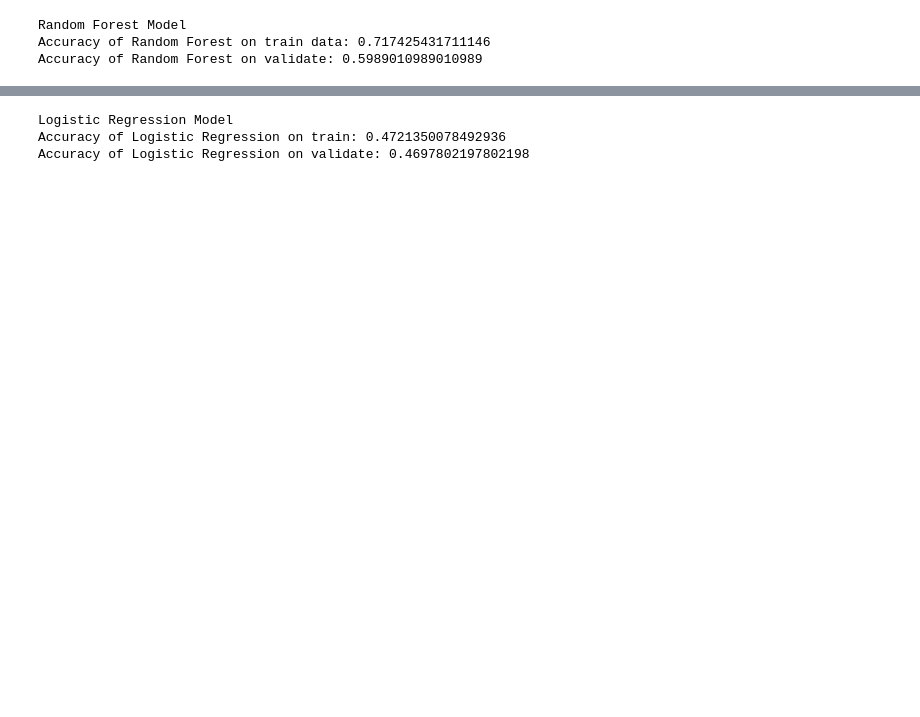
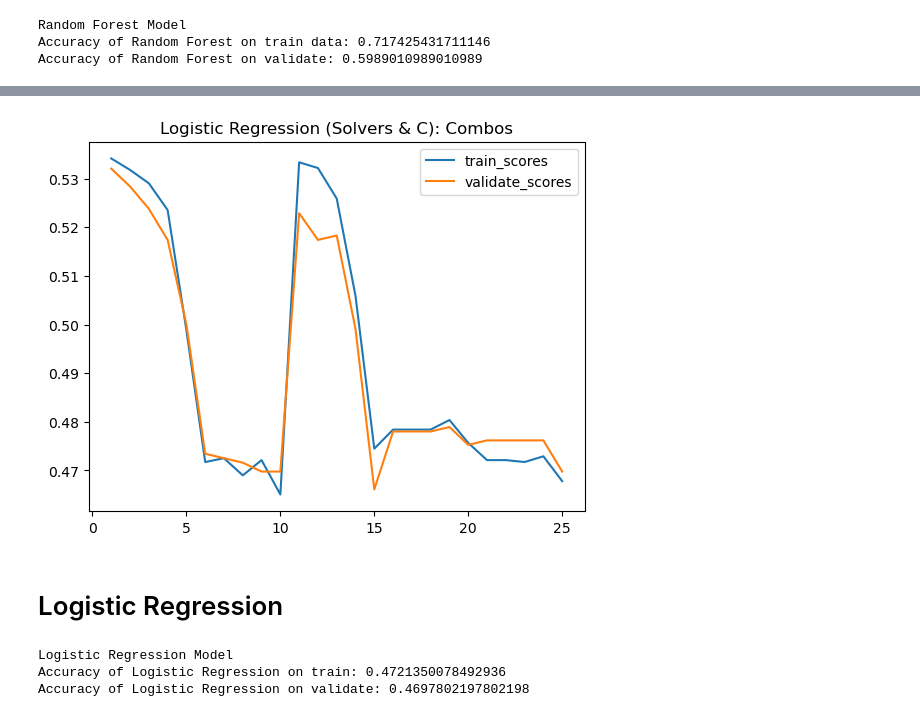
Before and after one commit to noether-manjor/clustering-project, a Jupyter notebook: manny/modeling_mvp.ipynb, the cells around one changed output, grey strips where cells are left out. Cells and saved outputs as stored; diff of their text form; code cells hidden in the pictures; blank space fills up the shorter version.

```diff
--- a/manny/modeling_mvp.ipynb
+++ b/manny/modeling_mvp.ipynb
@@ -217,0 +304,19 @@ Accuracy of Random Forest on validate: 0.5989010989010989
+# %%
+lr_2_train_scores = []
+lr_2_validate_scores = []
+solver_list_names=[]
+c_value_list=[]
+
+for i in solver_list:
+    for j in c_values:
+        logit_loop_2 = LogisticRegression(C=j, random_state=42,
+                               intercept_scaling=1, solver=i)
+        logit_loop_2.fit(X_train, y_train)
+
+        lr_2_train_scores.append(logit_loop_2.score(X_train, y_train))
+        lr_2_validate_scores.append(logit_loop_2.score(X_validate, y_validate))
+        solver_list_names.append(i)
+        c_value_list.append(j)
+lr_2_scores = {'train':lr_2_train_scores,'validate':lr_2_validate_scores,'solver_list':solver_list_names,'c_values':c_value_list}
+lr_2_scores = pd.DataFrame(lr_2_scores)
+print(lr_2_scores)
@@ -217,0 +341,6 @@ Accuracy of Random Forest on validate: 0.5989010989010989
+# %%
+lr_2_scores["combo"]=lr_2_scores["c_values"].astype(str)
+# %%
+lr_2_scores["combo"]=lr_2_scores["combo"]+' '+lr_2_scores['solver_list']
+# %%
+lr_2_scores["iterations"]=range(1, 1+len(lr_2_scores))
@@ -218,3 +367,13 @@ Accuracy of Random Forest on validate: 0.5989010989010989
+# %%
+plt.plot(lr_2_scores['iterations'],lr_2_scores["train"],label='train_scores')
+plt.plot(lr_2_scores['iterations'],lr_2_scores["validate"],label='validate_scores')
+plt.legend()
+plt.title("Logistic Regression (Solvers & C): Combos")
+plt.show()
+# %% [output]
+[figure, added]
+# %% [markdown]
+# Logistic Regression
 # %%
 # Logistic Regression algorithm
 logit2 = LogisticRegression(C=.1, random_state=42,
```
Also changed, not shown: parts of 27 cells of this notebook.
